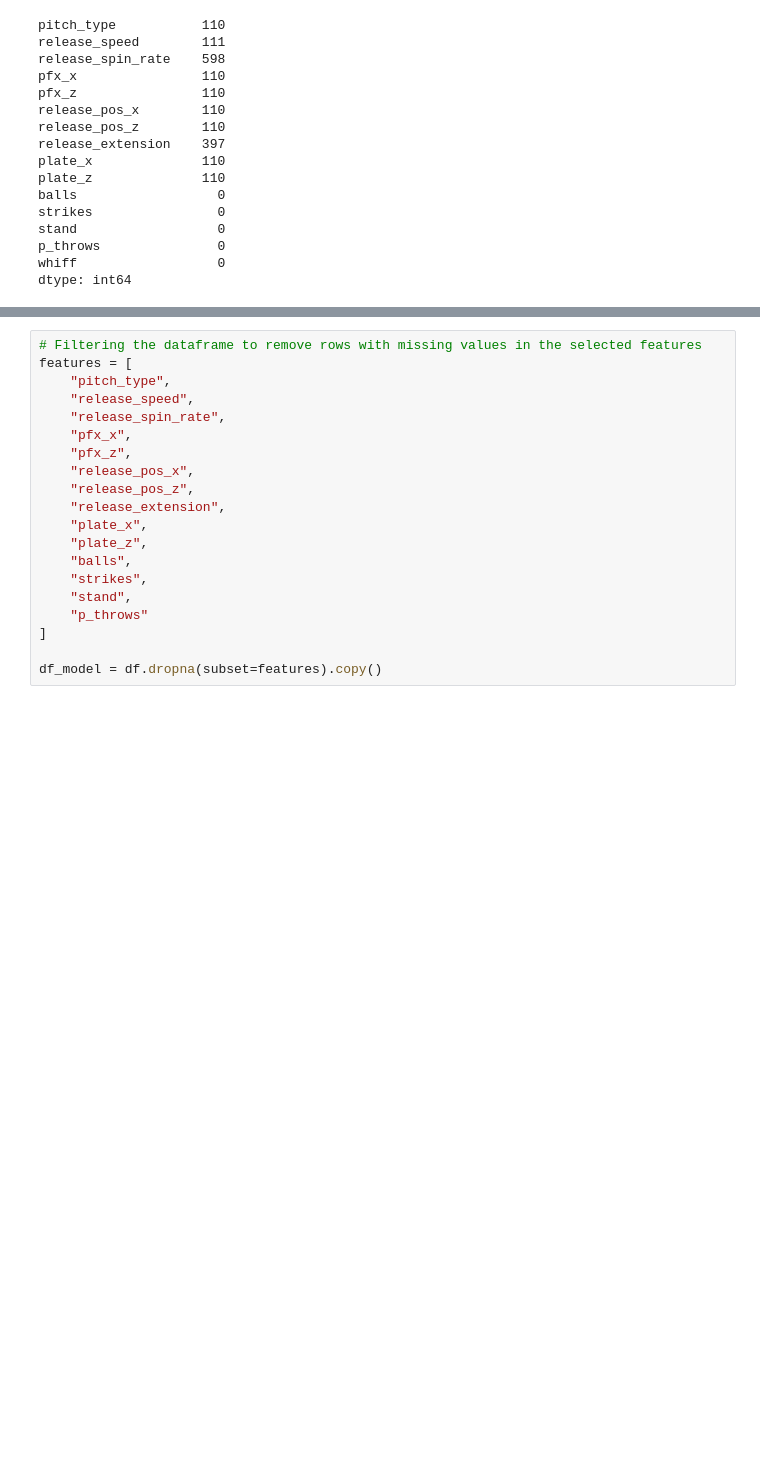
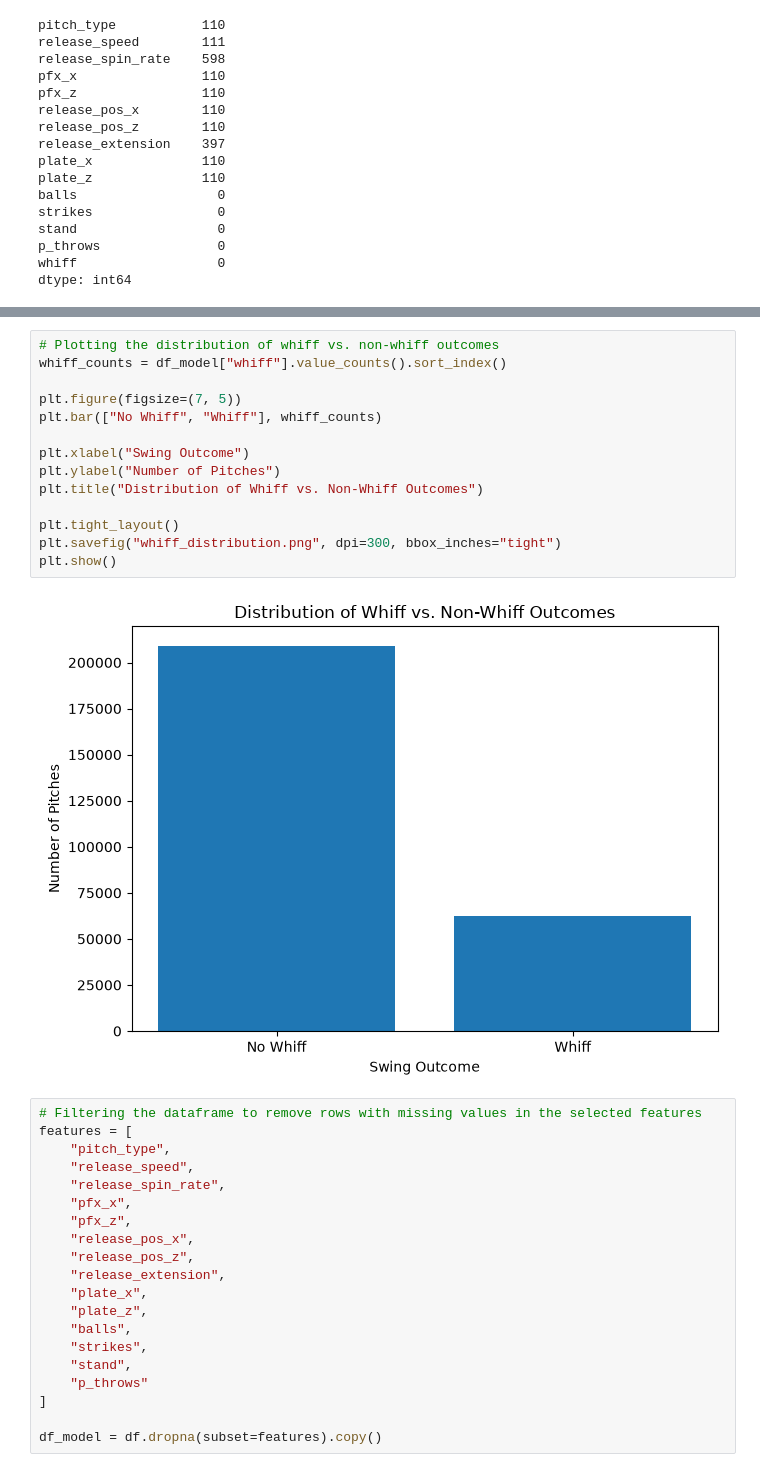
Before and after one commit to tpitford/data-science-portfolio, a Jupyter notebook: project_2.ipynb, the cells around one changed output, grey strips where cells are left out. Saved outputs shown, nothing was run; the diff lists cells and outputs as text; blank space fills up the shorter version.

```diff
--- a/project_2.ipynb
+++ b/project_2.ipynb
@@ -164,6 +166,22 @@ plt.title("Distribution of Pitch Spin Rate")
 plt.show()
 # %% [output]
 [figure]
+# %%
+# Plotting the distribution of whiff vs. non-whiff outcomes
+whiff_counts = df_model["whiff"].value_counts().sort_index()
+
+plt.figure(figsize=(7, 5))
+plt.bar(["No Whiff", "Whiff"], whiff_counts)
+
+plt.xlabel("Swing Outcome")
+plt.ylabel("Number of Pitches")
+plt.title("Distribution of Whiff vs. Non-Whiff Outcomes")
+
+plt.tight_layout()
+plt.savefig("whiff_distribution.png", dpi=300, bbox_inches="tight")
+plt.show()
+# %% [output]
+[figure, added]
 # %%
 # Filtering the dataframe to remove rows with missing values in the selected features
 features = [
```
Also changed, not shown: parts of 4 cells of this notebook.
